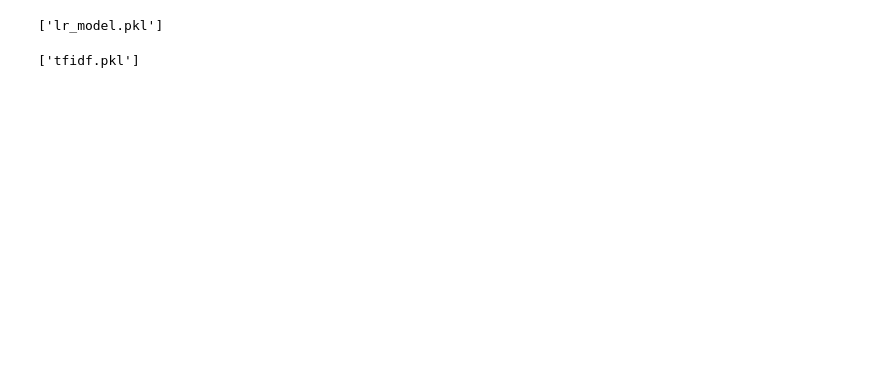
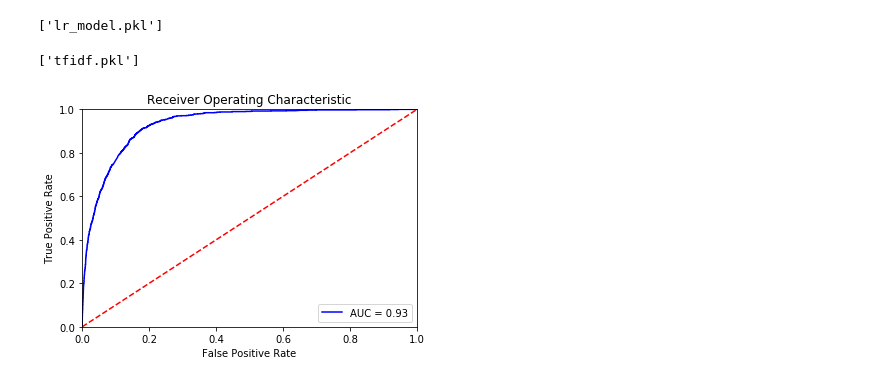
Before and after one commit to jvaug/deep-donald, a Jupyter notebook: model.ipynb, the cells around one changed output. Cells and saved outputs as stored; diff of their text form; code cells hidden in the pictures; blank space fills up the shorter version.

Commit message:
rocauc, weighted and gridsearched vc, want to add oversampling next...

```diff
--- a/model.ipynb
+++ b/model.ipynb
@@ -104,3 +369,20 @@ ab = AdaBoostClassifier(n_estimators=10, base_estimator=lr)
+# %%
+def run_model_2(x_train, y_train, x_test, y_test, model, threshold):
+    model.fit(x_train, y_train)
+    print ("Base model score: " + str(np.mean(y_test))[:6])
+    print ("Training set score: " + str(model.score(x_train, y_train))[:6])
+    print ("Test set score: " + str(model.score(x_test, y_test))[:6])
+    predictions = model.predict_proba(x_test)
+    predictions = [1 if x[1] > threshold else 0 for x in predictions]
+
+    y_score = model.predict_proba(x_test)
+    fpr, tpr, threshold = roc_curve(y_test, y_score[:, 1])
+    roc_auc = auc(fpr, tpr)
+
+    print('Area under the curve: %s' % roc_auc)
+    print ("\nConfusion Matrix:\n", pd.DataFrame(confusion_matrix(y_test, predictions),
+                                              columns=['predicted_0', 'predicted_1'], index=['is_0', 'is_1']))
+    print ("\nClassification Report:\n",classification_report(y_test, predictions))
 # %%
 model_names = ['xgb', 'lr', 'rf', 'et', 'gb', 'ab']
 # %%
@@ -253,5 +470,10 @@ estimators
 # %%
-vc = VotingClassifier(estimators, voting='soft', n_jobs=-1)
+vc = VotingClassifier([('lr',lr_grid.best_estimator_),
+                       ('rf',rf_grid.best_estimator_),
+                       ('et',et_grid.best_estimator_)],
+                      voting='soft',
+                      n_jobs=-1,
+                     weights=[.7,.15,.15])
 # %%
 run_model(x_train, y_train, x_test, y_test, vc)
 # %% [output]
@@ -273,0 +497,2 @@ avg / total       0.88      0.89      0.86      7683
+# %%
+run_model_2(x_train, y_train, x_test, y_test, vc, .3)
@@ -281,3 +542,23 @@ joblib.dump(lr, 'lr_model.pkl')
 joblib.dump(tfidf, 'tfidf.pkl')
 # %% [output]
 ['tfidf.pkl']
+# %%
+# calculate the fpr and tpr for all thresholds of the classification
+probs = vc.predict_proba(x_test)
+preds = probs[:,1]
+fpr, tpr, threshold = roc_curve(y_test, preds)
+roc_auc = auc(fpr, tpr)
+
+# method I: plt
+import matplotlib.pyplot as plt
+plt.title('Receiver Operating Characteristic')
+plt.plot(fpr, tpr, 'b', label = 'AUC = %0.2f' % roc_auc)
+plt.legend(loc = 'lower right')
+plt.plot([0, 1], [0, 1],'r--')
+plt.xlim([0, 1])
+plt.ylim([0, 1])
+plt.ylabel('True Positive Rate')
+plt.xlabel('False Positive Rate')
+plt.show()
+# %% [output]
+[figure, added]
```
Also changed, not shown: parts of 34 cells of this notebook.
